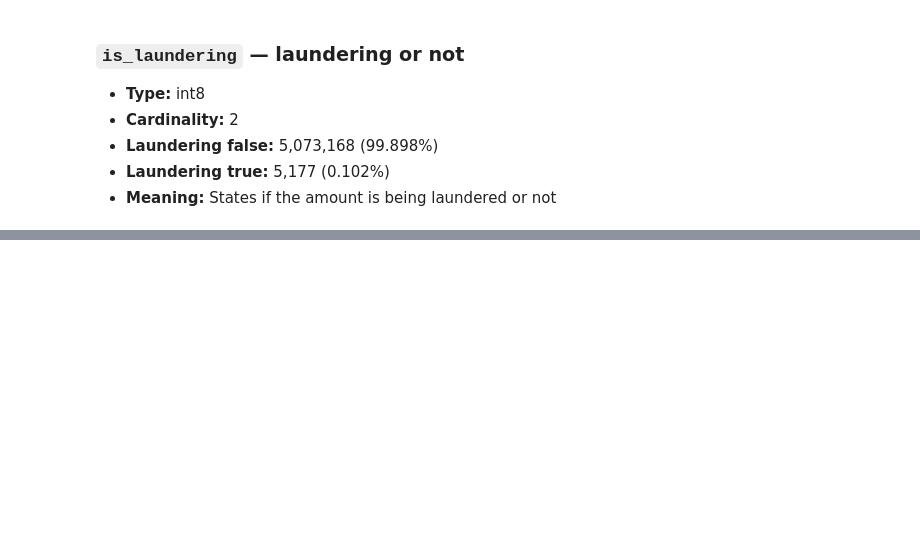
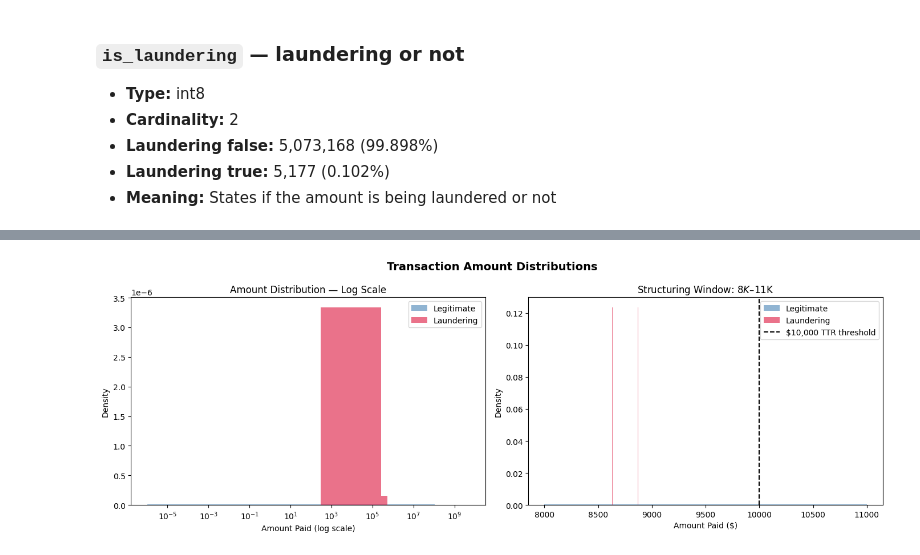
Before and after one commit to abyudh-kattemane/fincrime-sentinel, a Jupyter notebook: notebooks/01_eda.ipynb, the cells around one changed output, grey strips where cells are left out. Saved outputs shown, nothing was run; the diff lists cells and outputs as text; code cells hidden in the pictures; blank space fills up the shorter version.

Commit message:
feat(eda): six-section analysis — temporal, amounts, currencies, formats, accounts, patterns

```diff
--- a/notebooks/01_eda.ipynb
+++ b/notebooks/01_eda.ipynb
@@ -331,0 +450,64 @@ con.execute("""
+# %%
+# Histogram of amounts, log-scaled, comparing laundering vs not
+import matplotlib.pyplot as plt
+import numpy as np
+
+amounts = con.execute("""
+    SELECT amount_paid, is_laundering
+    FROM transactions
+    WHERE amount_paid > 0
+    LIMIT 200000  -- sample for plotting speed
+""").df()
+# %%
+import numpy as np
+
+# Separate the two groups
+legit_amounts = amounts[amounts['is_laundering'] == 0]['amount_paid']
+launder_amounts = amounts[amounts['is_laundering'] == 1]['amount_paid']
+
+fig, axes = plt.subplots(1, 2, figsize=(14, 5))
+
+# Left chart — log-scale histogram comparing both groups
+axes[0].hist(
+    legit_amounts,
+    bins=50,
+    alpha=0.6,
+    color='steelblue',
+    label='Legitimate',
+    density=True
+)
+axes[0].hist(
+    launder_amounts,
+    bins=50,
+    alpha=0.6,
+    color='crimson',
+    label='Laundering',
+    density=True
+)
+axes[0].set_xscale('log')
+axes[0].set_xlabel('Amount Paid (log scale)')
+axes[0].set_ylabel('Density')
+axes[0].set_title('Amount Distribution — Log Scale')
+axes[0].legend()
+
+# Right chart — zoom into the $8,000–$11,000 structuring window
+structuring_window = amounts[
+    (amounts['amount_paid'] >= 8000) &
+    (amounts['amount_paid'] <= 11000)
+]
+legit_window = structuring_window[structuring_window['is_laundering'] == 0]['amount_paid']
+launder_window = structuring_window[structuring_window['is_laundering'] == 1]['amount_paid']
+
+axes[1].hist(legit_window, bins=60, alpha=0.6, color='steelblue', label='Legitimate', density=True)
+axes[1].hist(launder_window, bins=60, alpha=0.6, color='crimson', label='Laundering', density=True)
+axes[1].axvline(x=10000, color='black', linestyle='--', linewidth=1.5, label='$10,000 TTR threshold')
+axes[1].set_xlabel('Amount Paid ($)')
+axes[1].set_ylabel('Density')
+axes[1].set_title('Structuring Window: $8K–$11K')
+axes[1].legend()
+
+plt.suptitle('Transaction Amount Distributions', fontsize=14, fontweight='bold')
+plt.tight_layout()
+plt.show()
+# %% [output]
+[figure, added]
```
Also changed, not shown: parts of 26 cells of this notebook.
